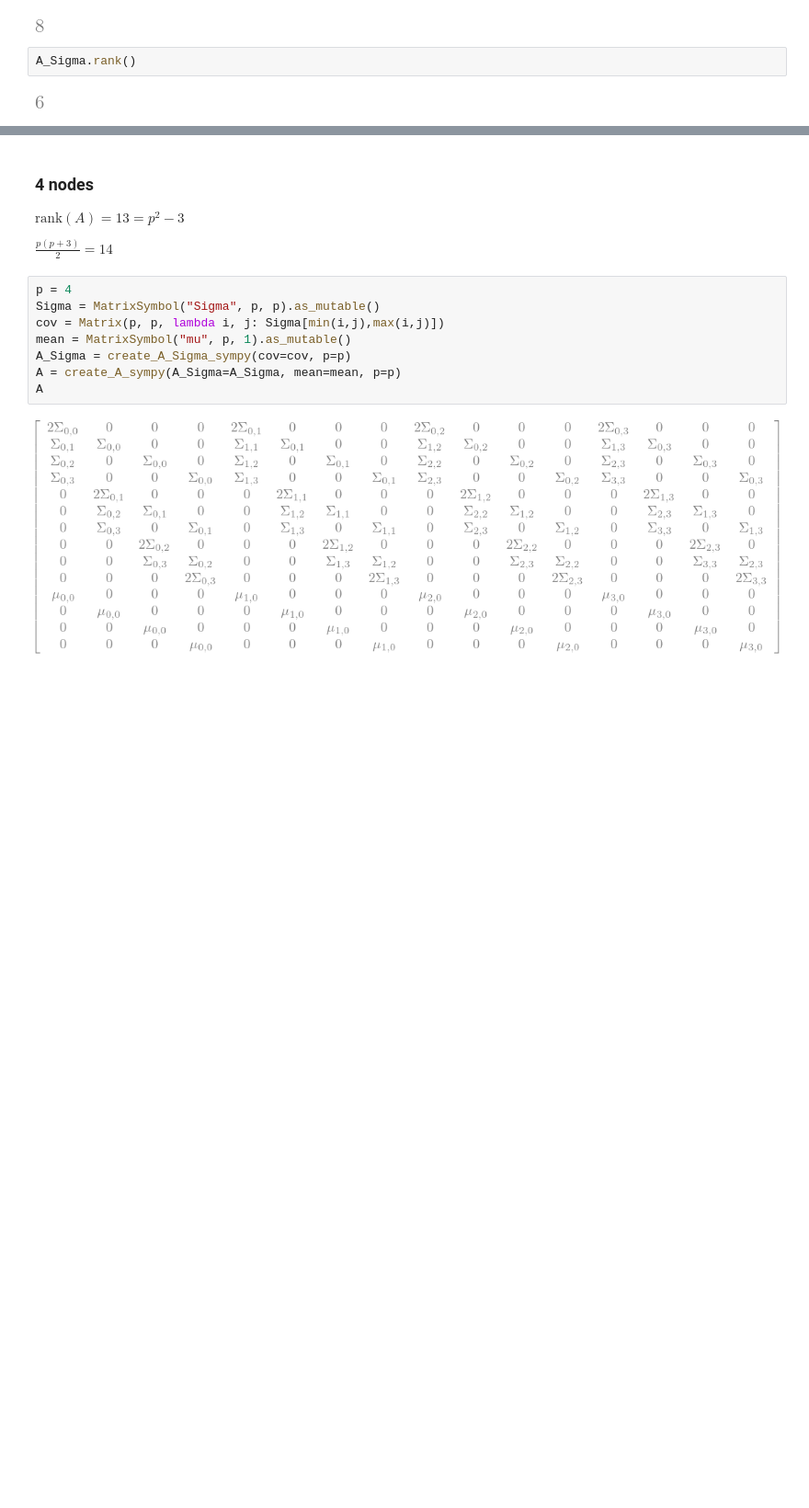
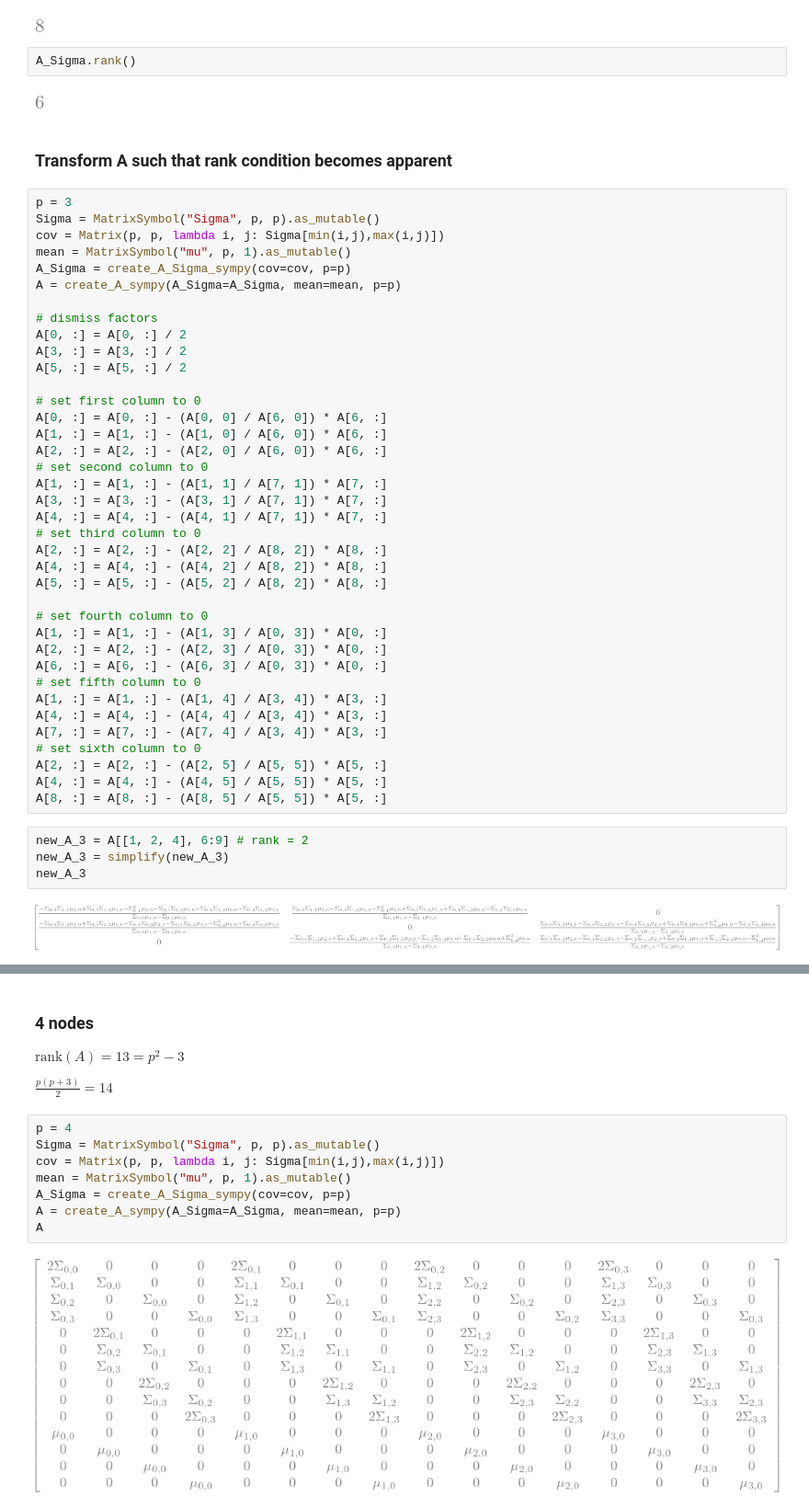
Before and after one commit to eva-resch/tum_masterthesis, a Jupyter notebook: rank_of_A.ipynb, the cells around one changed output, grey strips where cells are left out. Shown at 92% size. Drawn from its saved outputs; the diff is of its cells as text; blank space fills up the shorter version.

Commit message:
Try to figure out rank conditions

```diff
--- a/rank_of_A.ipynb
+++ b/rank_of_A.ipynb
@@ -122,3 +118,49 @@ A.rank()
 A_Sigma.rank()
 # %% [output]
 [figure]
+# %% [markdown]
+### Transform A such that rank condition becomes apparent
+# %%
+p = 3
+Sigma = MatrixSymbol("Sigma", p, p).as_mutable()
+cov = Matrix(p, p, lambda i, j: Sigma[min(i,j),max(i,j)])
+mean = MatrixSymbol("mu", p, 1).as_mutable()
+A_Sigma = create_A_Sigma_sympy(cov=cov, p=p)
+A = create_A_sympy(A_Sigma=A_Sigma, mean=mean, p=p)
+
+# dismiss factors
+A[0, :] = A[0, :] / 2
+A[3, :] = A[3, :] / 2
+A[5, :] = A[5, :] / 2
+
+# set first column to 0
+A[0, :] = A[0, :] - (A[0, 0] / A[6, 0]) * A[6, :]
+A[1, :] = A[1, :] - (A[1, 0] / A[6, 0]) * A[6, :]
+A[2, :] = A[2, :] - (A[2, 0] / A[6, 0]) * A[6, :]
+# set second column to 0
+A[1, :] = A[1, :] - (A[1, 1] / A[7, 1]) * A[7, :]
+A[3, :] = A[3, :] - (A[3, 1] / A[7, 1]) * A[7, :]
+A[4, :] = A[4, :] - (A[4, 1] / A[7, 1]) * A[7, :]
+# set third column to 0
+A[2, :] = A[2, :] - (A[2, 2] / A[8, 2]) * A[8, :]
+A[4, :] = A[4, :] - (A[4, 2] / A[8, 2]) * A[8, :]
+A[5, :] = A[5, :] - (A[5, 2] / A[8, 2]) * A[8, :]
+
+# set fourth column to 0
+A[1, :] = A[1, :] - (A[1, 3] / A[0, 3]) * A[0, :]
+A[2, :] = A[2, :] - (A[2, 3] / A[0, 3]) * A[0, :]
+A[6, :] = A[6, :] - (A[6, 3] / A[0, 3]) * A[0, :]
+# set fifth column to 0
+A[1, :] = A[1, :] - (A[1, 4] / A[3, 4]) * A[3, :]
+A[4, :] = A[4, :] - (A[4, 4] / A[3, 4]) * A[3, :]
+A[7, :] = A[7, :] - (A[7, 4] / A[3, 4]) * A[3, :]
+# set sixth column to 0
+A[2, :] = A[2, :] - (A[2, 5] / A[5, 5]) * A[5, :]
+A[4, :] = A[4, :] - (A[4, 5] / A[5, 5]) * A[5, :]
+A[8, :] = A[8, :] - (A[8, 5] / A[5, 5]) * A[5, :]
+# %%
+new_A_3 = A[[1, 2, 4], 6:9] # rank = 2
+new_A_3 = simplify(new_A_3)
+new_A_3
+# %% [output]
+[figure, added]
```
Also changed, not shown: parts of 10 cells of this notebook.
